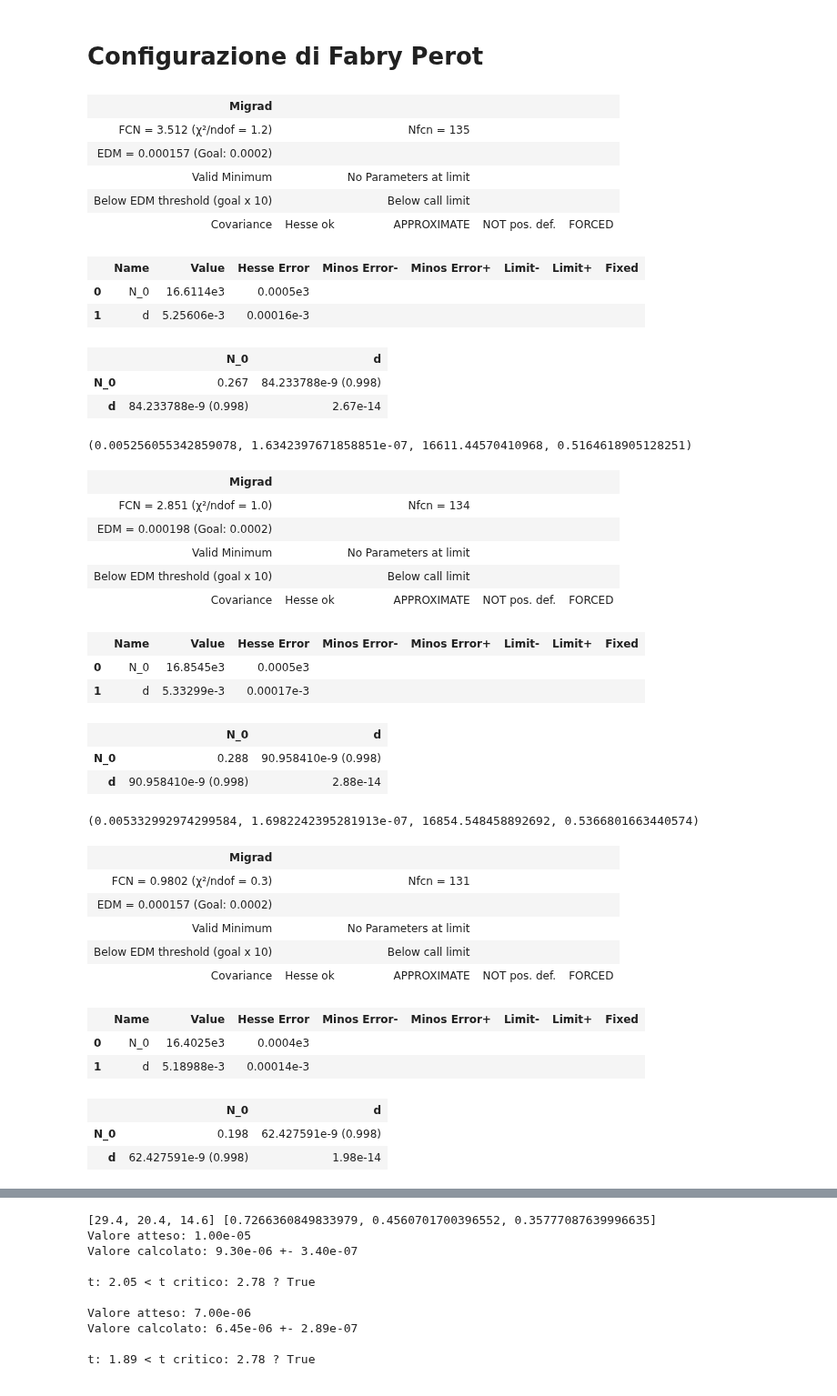
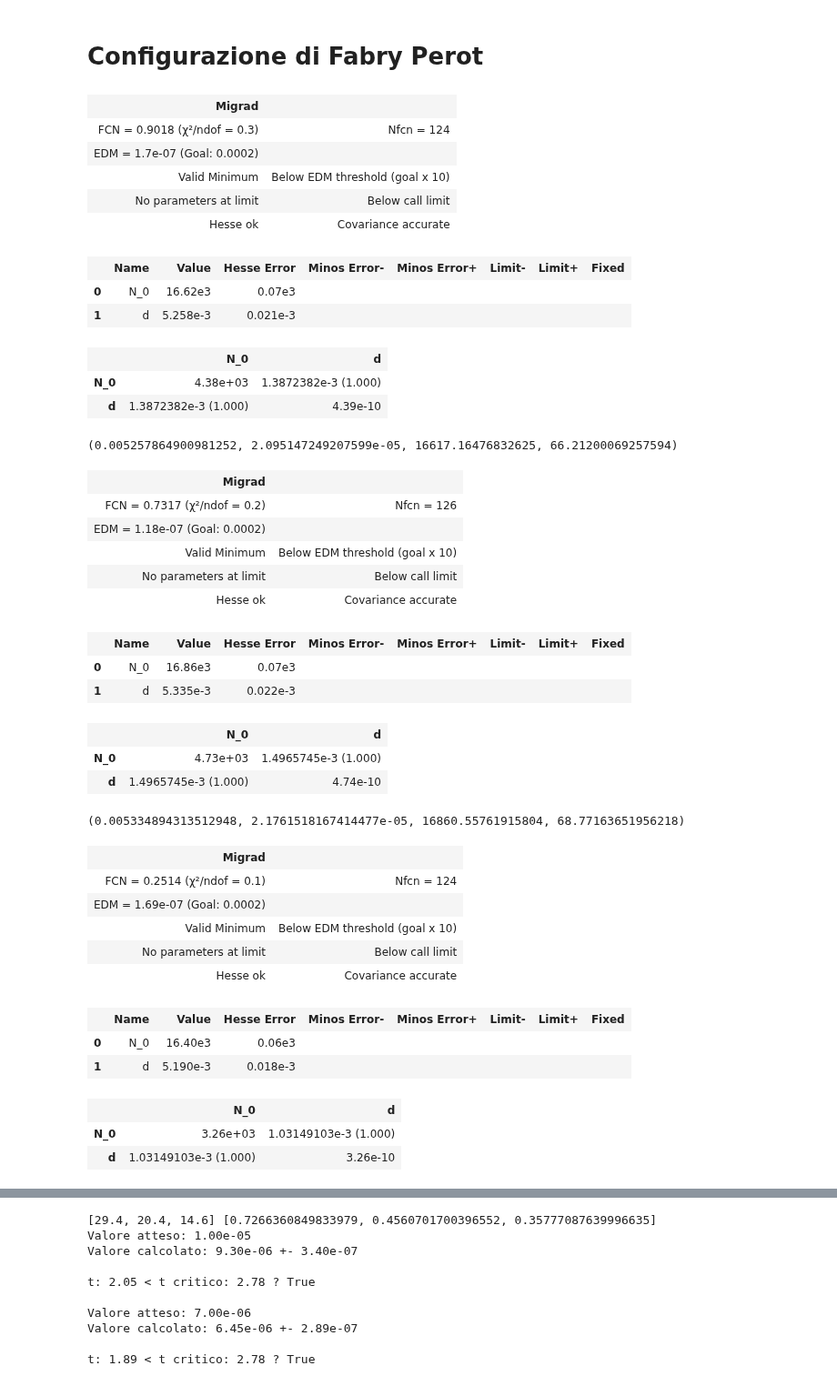
Before and after one commit to ARossiUnimib/Laboratorio-2---Gruppo-21-A.A.-2023-24, a Jupyter notebook: Notebooks/Interferometro.ipynb, the cells around one changed output, grey strips where cells are left out. Shown at 91% size. Cells and saved outputs as stored; diff of their text form; code cells hidden in the pictures.

```diff
--- a/Notebooks/Interferometro.ipynb
+++ b/Notebooks/Interferometro.ipynb
@@ -18,7 +18,7 @@ distanza_eff = distanza_lente_schermo - L_focale
 err_distanza_eff = 0.5*10**(-2)
 
 raggi = dati["raggio"] * 10**(-2)
-err_raggi = 0.5 * 10**(-3)
+err_raggi = 1 * 10**(-3)
 
 dfdx = 1/(1+(raggi/distanza_eff)**2)
 part_r = 1/distanza_eff * dfdx
@@ -27,68 +27,68 @@ part_dist = -raggi/distanza_eff**2 * dfdx
 angoli = np.arctan(raggi/distanza_eff)
 err_angoli = np.sqrt((part_r*err_raggi)**2 + (part_dist*err_distanza_eff)**2)
 
 y = 2*np.cos(angoli)/_lambda
 err_y = 2*np.abs(np.sin(angoli))/_lambda*err_angoli
 
 from iminuit import Minuit
 from iminuit.cost import LeastSquares
 
 def linear_cost(x, N_0, d):
     return N_0/d - x/d
 
 x = [4,3,2,1,0]
 
 def minimi_quadrati_fit(alfa, beta):
     minimi_quadrati = LeastSquares(x, y[alfa:beta], err_y[alfa:beta], linear_cost)
 
     m = Minuit(minimi_quadrati, N_0=16856, d=0.005)
     m.strategy = 2
 
     m.migrad()
     m.hesse()
     display(m)
 
     return m.values["d"], m.errors["d"], m.values["N_0"], m.errors["N_0"]
 
 
 for i in range(0, 6):
     print(minimi_quadrati_fit(i*5, (i+1)*5))
 # %% [output]
-| Migrad |  |  |  |  |
-| FCN = 3.512 (χ²/ndof = 1.2) |  | Nfcn = 135 |  |  |
-| EDM = 0.000157 (Goal: 0.0002) |  |  |  |  |
-| Valid Minimum |  | No Parameters at limit |  |  |
-| Below EDM threshold (goal x 10) |  | Below call limit |  |  |
-| Covariance | Hesse ok | APPROXIMATE | NOT pos. def. | FORCED |
+| Migrad |  |
+| FCN = 0.9018 (χ²/ndof = 0.3) | Nfcn = 124 |
+| EDM = 1.7e-07 (Goal: 0.0002) |  |
+| Valid Minimum | Below EDM threshold (goal x 10) |
+| No parameters at limit | Below call limit |
+| Hesse ok | Covariance accurate |
 |  | Name | Value | Hesse Error | Minos Error- | Minos Error+ | Limit- | Limit+ | Fixed |
-| 0 | N_0 | 16.6114e3 | 0.0005e3 |  |  |  |  |  |
-| 1 | d | 5.25606e-3 | 0.00016e-3 |  |  |  |  |  |
+| 0 | N_0 | 16.62e3 | 0.07e3 |  |  |  |  |  |
+| 1 | d | 5.258e-3 | 0.021e-3 |  |  |  |  |  |
 |  | N_0 | d |
-| N_0 | 0.267 | 84.233788e-9 (0.998) |
-| d | 84.233788e-9 (0.998) | 2.67e-14 |
+| N_0 | 4.38e+03 | 1.3872382e-3 (1.000) |
+| d | 1.3872382e-3 (1.000) | 4.39e-10 |
-(0.005256055342859078, 1.6342397671858851e-07, 16611.44570410968, 0.5164618905128251)
+(0.005257864900981252, 2.095147249207599e-05, 16617.16476832625, 66.21200069257594)
-| Migrad |  |  |  |  |
-| FCN = 2.851 (χ²/ndof = 1.0) |  | Nfcn = 134 |  |  |
-| EDM = 0.000198 (Goal: 0.0002) |  |  |  |  |
-| Valid Minimum |  | No Parameters at limit |  |  |
-| Below EDM threshold (goal x 10) |  | Below call limit |  |  |
-| Covariance | Hesse ok | APPROXIMATE | NOT pos. def. | FORCED |
+| Migrad |  |
+| FCN = 0.7317 (χ²/ndof = 0.2) | Nfcn = 126 |
+| EDM = 1.18e-07 (Goal: 0.0002) |  |
+| Valid Minimum | Below EDM threshold (goal x 10) |
+| No parameters at limit | Below call limit |
+| Hesse ok | Covariance accurate |
 |  | Name | Value | Hesse Error | Minos Error- | Minos Error+ | Limit- | Limit+ | Fixed |
-| 0 | N_0 | 16.8545e3 | 0.0005e3 |  |  |  |  |  |
-| 1 | d | 5.33299e-3 | 0.00017e-3 |  |  |  |  |  |
+| 0 | N_0 | 16.86e3 | 0.07e3 |  |  |  |  |  |
+| 1 | d | 5.335e-3 | 0.022e-3 |  |  |  |  |  |
 |  | N_0 | d |
-| N_0 | 0.288 | 90.958410e-9 (0.998) |
-| d | 90.958410e-9 (0.998) | 2.88e-14 |
+| N_0 | 4.73e+03 | 1.4965745e-3 (1.000) |
+| d | 1.4965745e-3 (1.000) | 4.74e-10 |
-(0.005332992974299584, 1.6982242395281913e-07, 16854.548458892692, 0.5366801663440574)
+(0.005334894313512948, 2.1761518167414477e-05, 16860.55761915804, 68.77163651956218)
-| Migrad |  |  |  |  |
-| FCN = 0.9802 (χ²/ndof = 0.3) |  | Nfcn = 131 |  |  |
-| EDM = 0.000157 (Goal: 0.0002) |  |  |  |  |
-| Valid Minimum |  | No Parameters at limit |  |  |
-| Below EDM threshold (goal x 10) |  | Below call limit |  |  |
-| Covariance | Hesse ok | APPROXIMATE | NOT pos. def. | FORCED |
+| Migrad |  |
+| FCN = 0.2514 (χ²/ndof = 0.1) | Nfcn = 124 |
+| EDM = 1.69e-07 (Goal: 0.0002) |  |
+| Valid Minimum | Below EDM threshold (goal x 10) |
+| No parameters at limit | Below call limit |
+| Hesse ok | Covariance accurate |
 |  | Name | Value | Hesse Error | Minos Error- | Minos Error+ | Limit- | Limit+ | Fixed |
-| 0 | N_0 | 16.4025e3 | 0.0004e3 |  |  |  |  |  |
-| 1 | d | 5.18988e-3 | 0.00014e-3 |  |  |  |  |  |
+| 0 | N_0 | 16.40e3 | 0.06e3 |  |  |  |  |  |
+| 1 | d | 5.190e-3 | 0.018e-3 |  |  |  |  |  |
 |  | N_0 | d |
-| N_0 | 0.198 | 62.427591e-9 (0.998) |
-| d | 62.427591e-9 (0.998) | 1.98e-14 |
+| N_0 | 3.26e+03 | 1.03149103e-3 (1.000) |
+| d | 1.03149103e-3 (1.000) | 3.26e-10 |
```
Also changed, not shown: parts of 4 cells of this notebook.
